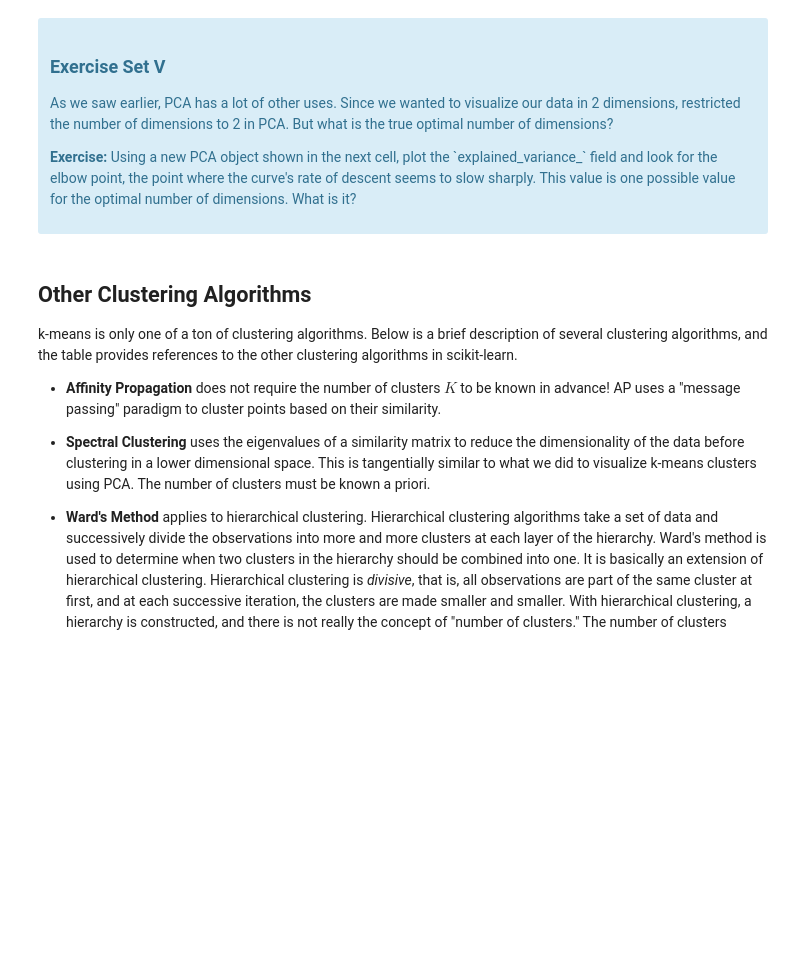
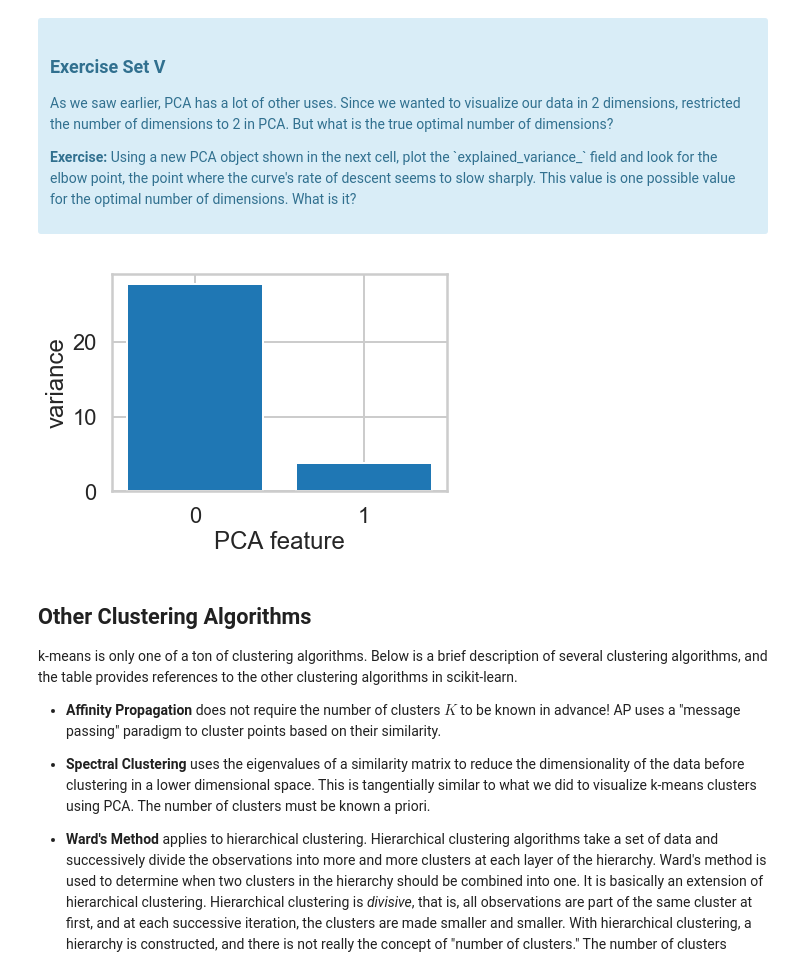
Before and after one commit to DefoeCheung/Projects, a Jupyter notebook: Mini_Project_Clustering.ipynb, the cells around one changed output. Cells and saved outputs as stored; diff of their text form; code cells hidden in the pictures; blank space fills up the shorter version.

```diff
--- a/Mini_Project_Clustering.ipynb
+++ b/Mini_Project_Clustering.ipynb
@@ -267,11 +467,19 @@ What we've done is we've taken those columns of 0/1 indicator variables, and we'
 # %%
 #your turn
 # Initialize a new PCA model with a default number of components.
 import sklearn.decomposition
 pca = sklearn.decomposition.PCA()
 pca.fit(X)
 
+features = range(pca.n_components_)
+plt.bar(features,pca.explained_variance_)
+plt.xticks(features)
+plt.ylabel('variance')
+plt.xlabel('PCA feature')
+plt.show()
 # Do the rest on your own :)
+# %% [output]
+[figure, added]
 # %% [markdown]
 ## Other Clustering Algorithms
 
```
Also changed, not shown: parts of 19 cells of this notebook.
